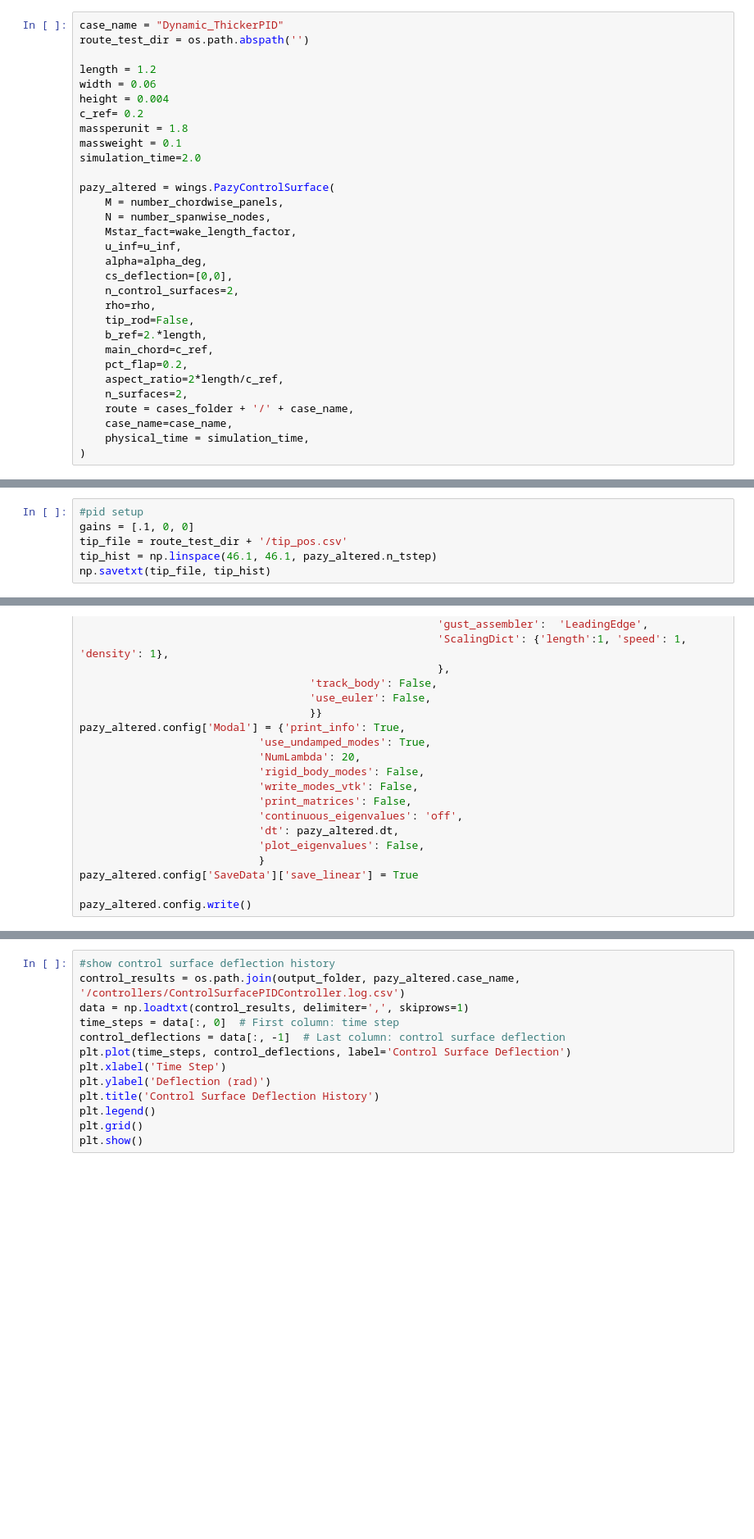
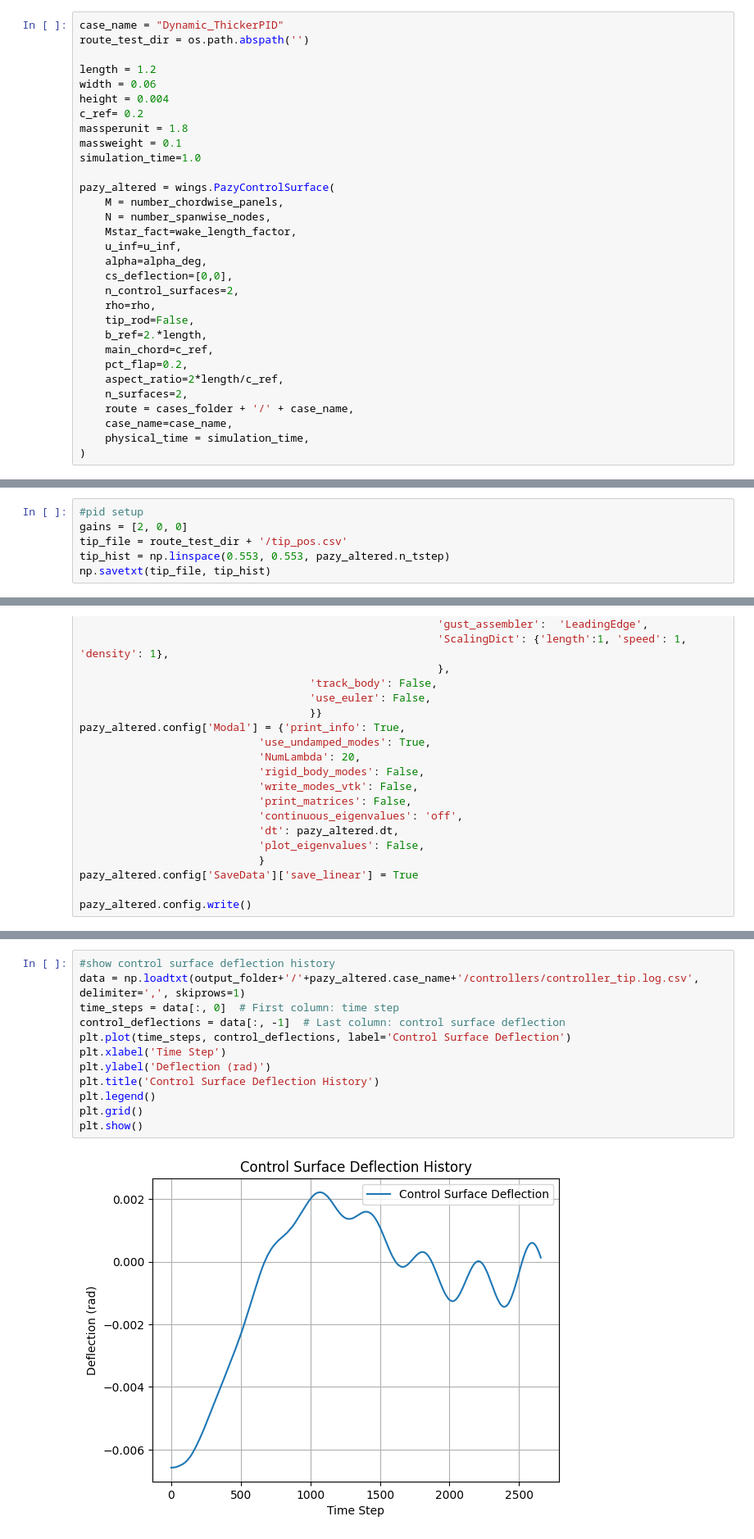
Before and after one commit to lighteningAB/sharpy, a Jupyter notebook: sharpy/try14.ipynb, the cells around one changed output, grey strips where cells are left out. Shown at 82% size. Drawn from its saved outputs; the diff is of its cells as text; blank space fills up the shorter version.

Commit message:
got control sorta working

```diff
--- a/sharpy/try14.ipynb
+++ b/sharpy/try14.ipynb
@@ -29,7 +29,7 @@ height = 0.004
 c_ref= 0.2
 massperunit = 1.8
 massweight = 0.1
-simulation_time=2.0
+simulation_time=1.0
 
 pazy_altered = wings.PazyControlSurface(
     M = number_chordwise_panels,
@@ -142,9 +142,9 @@ pazy_altered.generate_fem_file()
 0.000195264
 # %%
 #pid setup
-gains = [.1, 0, 0]
+gains = [2, 0, 0]
 tip_file = route_test_dir + '/tip_pos.csv'
-tip_hist = np.linspace(46.1, 46.1, pazy_altered.n_tstep)
+tip_hist = np.linspace(0.553, 0.553, pazy_altered.n_tstep)
 np.savetxt(tip_file, tip_hist)
 # %%
 rom_settings = dict()
@@ -398,13 +400,14 @@ plt.show()
 # %%
 #show control surface deflection history
-control_results = os.path.join(output_folder, pazy_altered.case_name, '/controllers/ControlSurfacePIDController.log.csv')
-data = np.loadtxt(control_results, delimiter=',', skiprows=1)
+data = np.loadtxt(output_folder+'/'+pazy_altered.case_name+'/controllers/controller_tip.log.csv', delimiter=',', skiprows=1)
 time_steps = data[:, 0]  # First column: time step
 control_deflections = data[:, -1]  # Last column: control surface deflection
 plt.plot(time_steps, control_deflections, label='Control Surface Deflection')
 plt.xlabel('Time Step')
 plt.ylabel('Deflection (rad)')
 plt.title('Control Surface Deflection History')
 plt.legend()
 plt.grid()
 plt.show()
+# %% [output]
+[figure, added]
```
Also changed, not shown: parts of 2 cells of this notebook, 4 other files.
